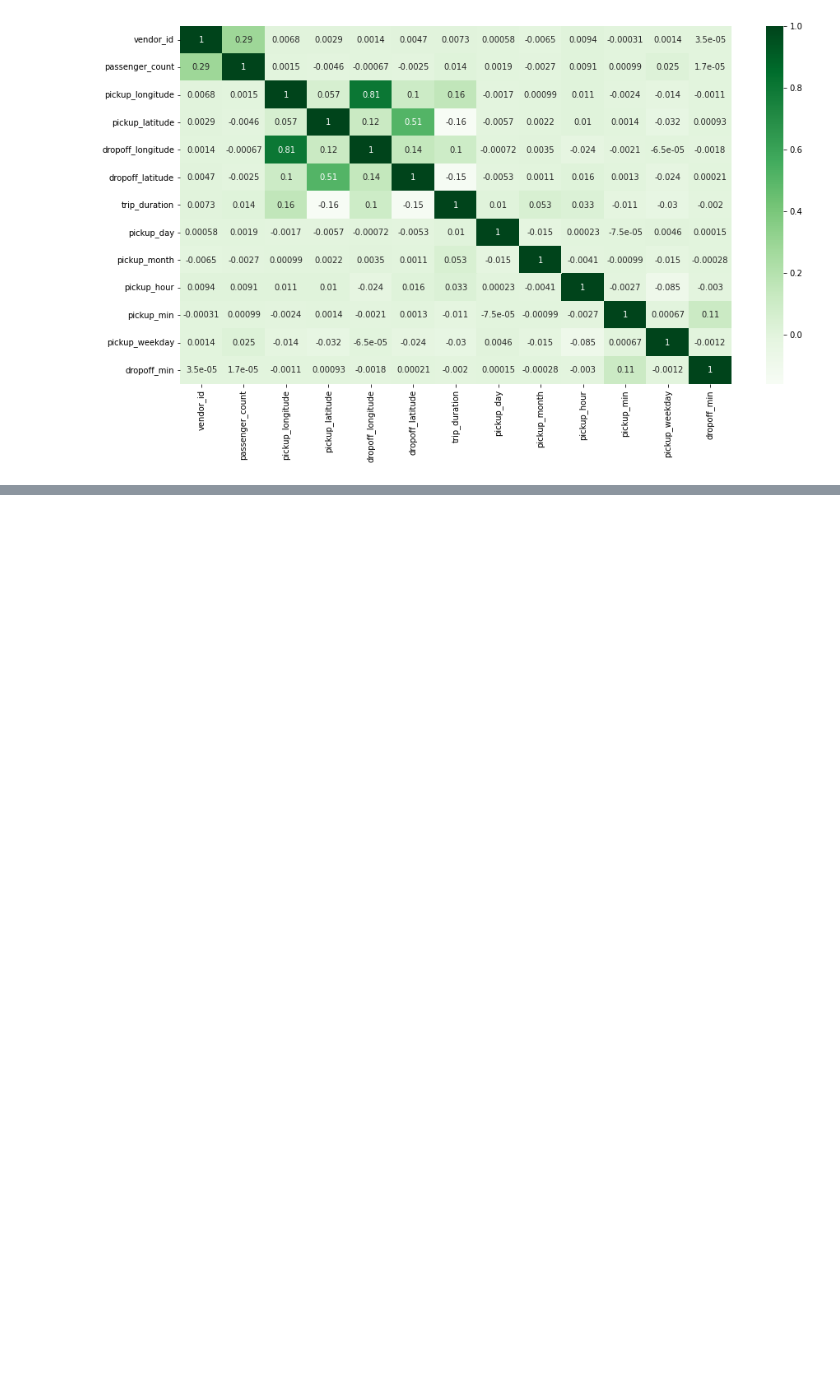
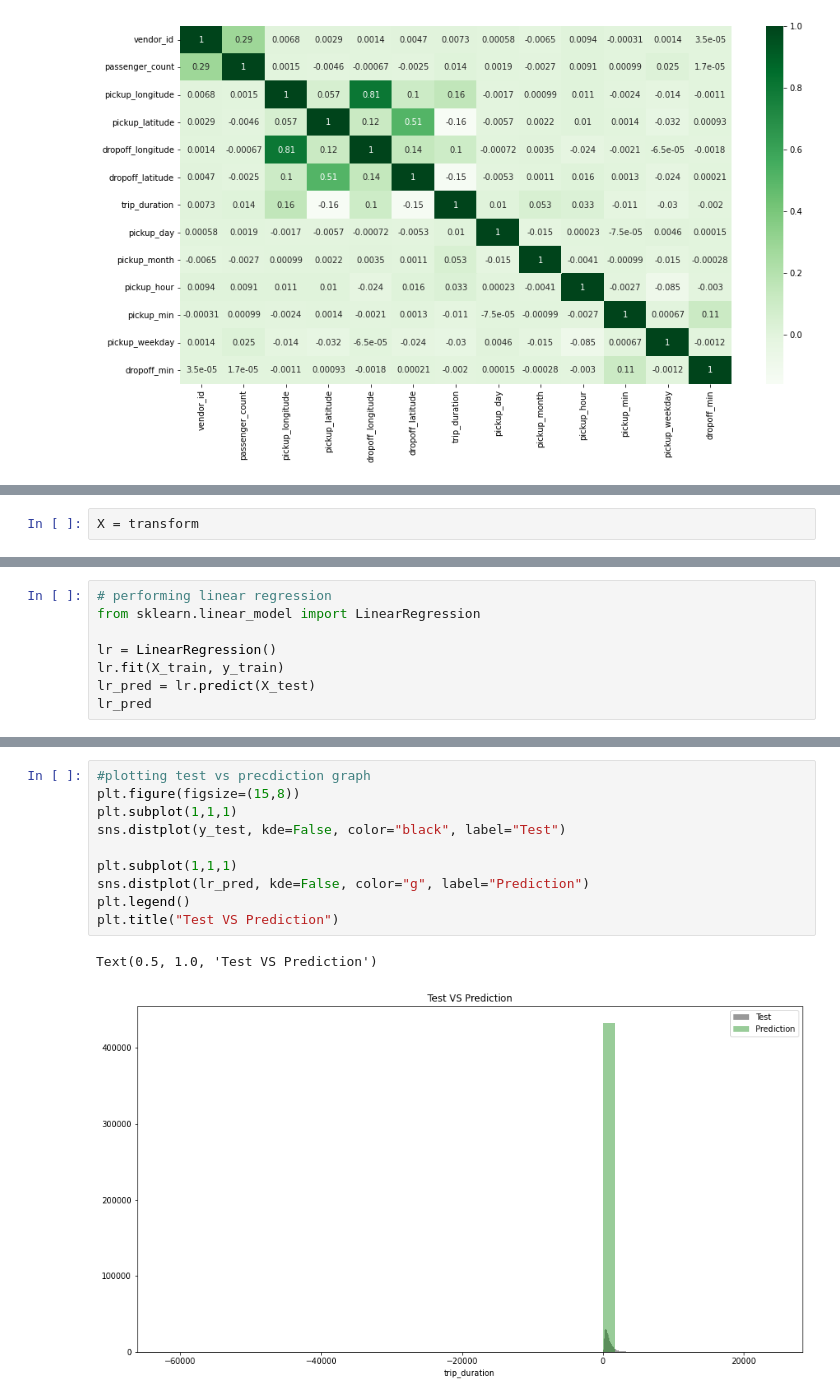
Before and after one commit to vaidande/NYC-Taxi-Trip-Time-Prediction, a Jupyter notebook: NYC_Taxi_Trip_Time_Prediction_Capstone_Project_By_Ritik_Vaidande.ipynb, the cells around one changed output, grey strips where cells are left out. Saved outputs shown, nothing was run; the diff lists cells and outputs as text; blank space fills up the shorter version.

```diff
--- a/NYC_Taxi_Trip_Time_Prediction_Capstone_Project_By_Ritik_Vaidande.ipynb
+++ b/NYC_Taxi_Trip_Time_Prediction_Capstone_Project_By_Ritik_Vaidande.ipynb
@@ -367,0 +461,2 @@ sns.heatmap(corr, annot=True, cmap='Greens')
+# %%
+X = transform
@@ -367,0 +482,8 @@ sns.heatmap(corr, annot=True, cmap='Greens')
+# %%
+# performing linear regression
+from sklearn.linear_model import LinearRegression
+
+lr = LinearRegression()
+lr.fit(X_train, y_train)
+lr_pred = lr.predict(X_test)
+lr_pred
@@ -367,0 +511,13 @@ sns.heatmap(corr, annot=True, cmap='Greens')
+# %%
+#plotting test vs precdiction graph
+plt.figure(figsize=(15,8))
+plt.subplot(1,1,1)
+sns.distplot(y_test, kde=False, color="black", label="Test")
+
+plt.subplot(1,1,1)
+sns.distplot(lr_pred, kde=False, color="g", label="Prediction")
+plt.legend()
+plt.title("Test VS Prediction")
+# %% [output]
+Text(0.5, 1.0, 'Test VS Prediction')
+[figure, added]
```
Also changed, not shown: parts of 36 cells of this notebook.
